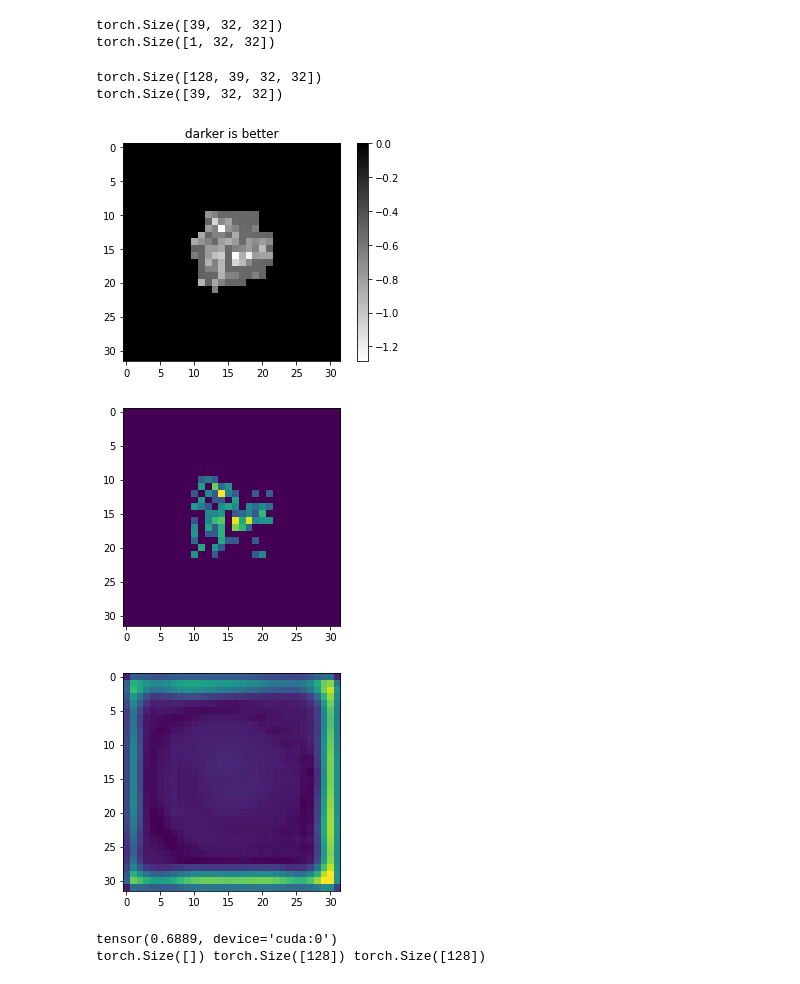
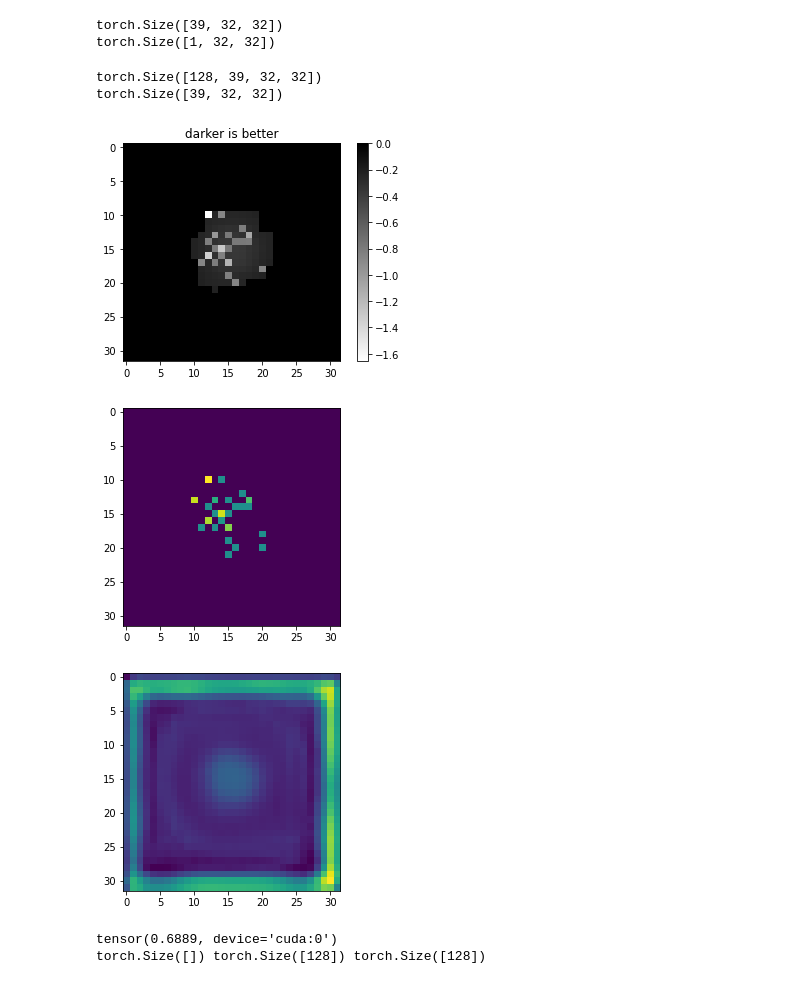
Before and after one commit to PMBio/spava, a Jupyter notebook: 025_brian.ipynb, the cells around one changed output. Cells and saved outputs as stored; diff of their text form; code cells hidden in the pictures.

Commit message:
added plots for brian and group meeting figures

```diff
--- a/025_brian.ipynb
+++ b/025_brian.ipynb
@@ -262,23 +271,23 @@ with torch.no_grad():
 # %%
 print(log_pxz.shape)
 print(s.shape)
-c = 30
+c = 1
 ss = s.cpu().numpy()
 plt.imshow(np.log(-ss[c, :, :] + 0.00001), cmap='gray')
 plt.imshow(ss[c, :, :], cmap='gray_r')
 plt.title('darker is better')
 plt.colorbar()
 plt.show()
 plt.imshow(cell_clones[0, c, :, :].cpu().numpy())
 plt.show()
 plt.imshow(pred[0, c, :, :].cpu().numpy())
 plt.show()
 # %% [output]
 torch.Size([128, 39, 32, 32])
 torch.Size([39, 32, 32])
-[figure, old version]
+[figure, new version]
-[figure, old version]
+[figure, new version]
-[figure, old version]
+[figure, new version]
 # %%
 print(elbo)
 print(elbo.shape, kl.shape, recon_loss.shape)
```
Also changed, not shown: parts of 5 cells of this notebook.
